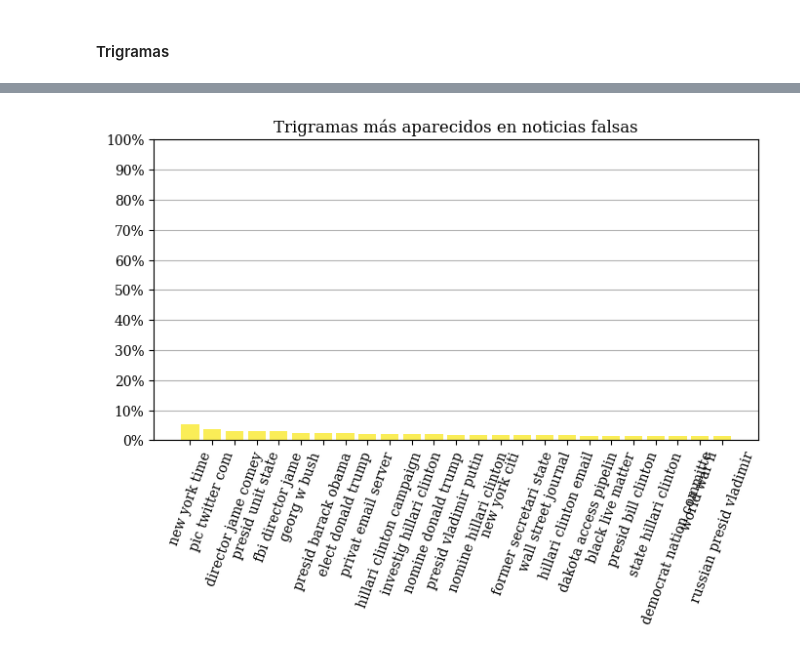
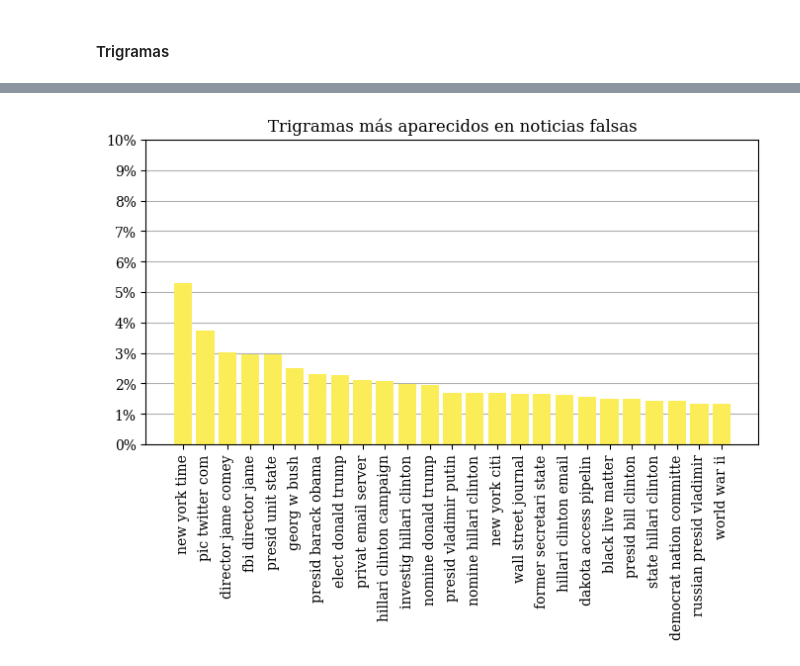
Before and after one commit to jose-jac/TFG, a Jupyter notebook: code/analisis_exploratorio.ipynb, the cells around one changed output, grey strips where cells are left out. Drawn from its saved outputs; the diff is of its cells as text; code cells hidden in the pictures.

```diff
--- a/code/analisis_exploratorio.ipynb
+++ b/code/analisis_exploratorio.ipynb
@@ -694,25 +662,25 @@ plt.show()
 # %%
 # Calculamos el porcentaje de noticias falsas que contienen cada trigramas
 trigrams_fake_df['percentage'] = trigrams_fake_df['appearance'] / len(df_clean[df_clean['label']==1]) * 100
 
 # Hacemos un gráfico de barras de los trigramas más frecuentes en noticias falsas
 cantidad_trigramas = 25
 plt.figure(figsize=(8, 4))
 plt.bar(trigrams_fake_df.sort_values(by='percentage', ascending=False).head(cantidad_trigramas)['trigram'], trigrams_fake_df.sort_values(by='percentage', ascending=False).head(cantidad_trigramas)['percentage'], color='#faed57')
 plt.title('Trigramas más aparecidos en noticias falsas')
 # plt.xlabel('Trigrama')
 # plt.ylabel('Noticias')
-plt.ylim(0, 100)
+plt.ylim(0, 10)
 plt.gca().set_axisbelow(True)
 plt.gca().yaxis.grid(True, which='major')
-plt.gca().set_yticks(np.arange(0, 110, 10))
-plt.xticks(rotation=70)
+plt.gca().set_yticks(np.arange(0, 11, 1))
+plt.xticks(rotation=90)
 
 # Hacemos que en el eje y se muestre el símbolo de porcentaje
 vals = plt.gca().get_yticks()
 plt.gca().set_yticklabels(['{:,.0%}'.format(x/100) for x in vals])
 
-plt.savefig('../images/trigramas_mas_frecuentes_falsas_25.png', bbox_inches='tight', dpi=300)
+plt.savefig('../images/trigramas_mas_frecuentes_falsas_25_zoom.png', bbox_inches='tight', dpi=300)
 plt.show()
 # %% [output]
-[figure, old version]
+[figure, new version]
```
Also changed, not shown: parts of 37 cells of this notebook, 30 other files.
